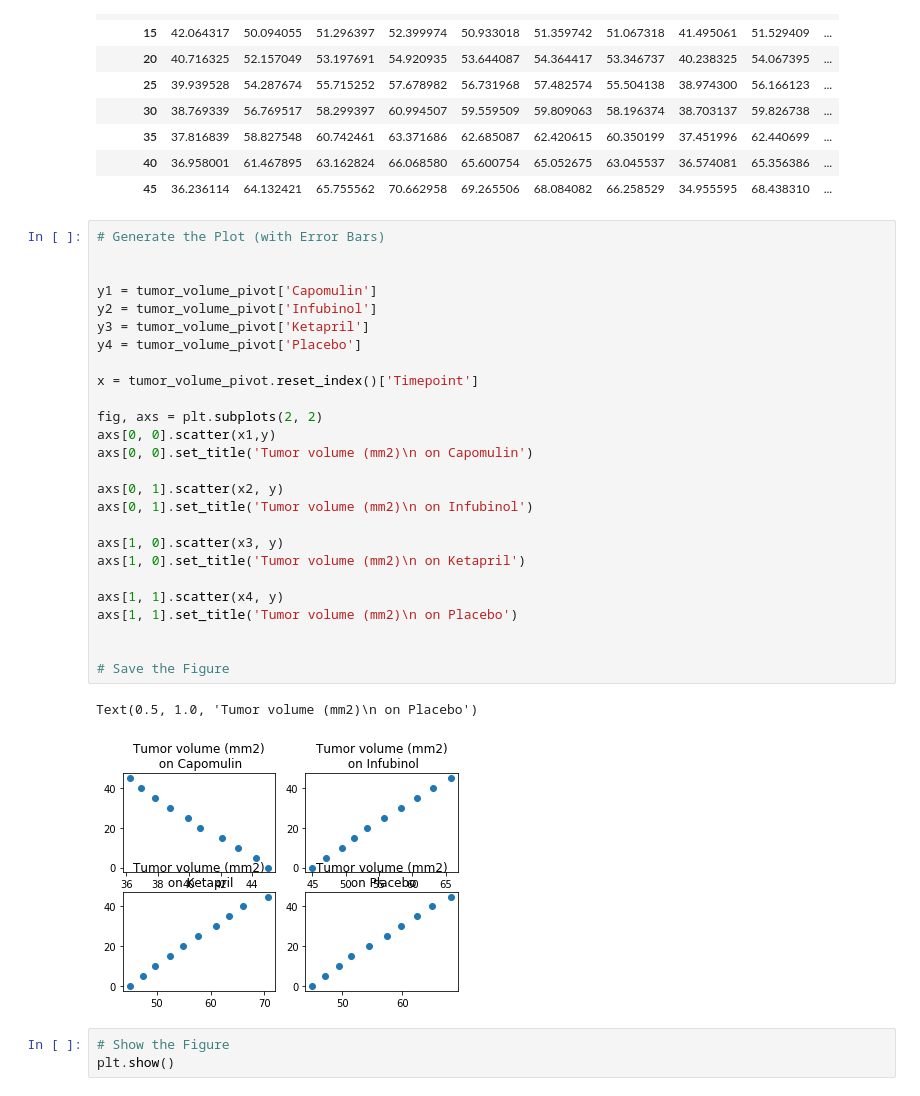
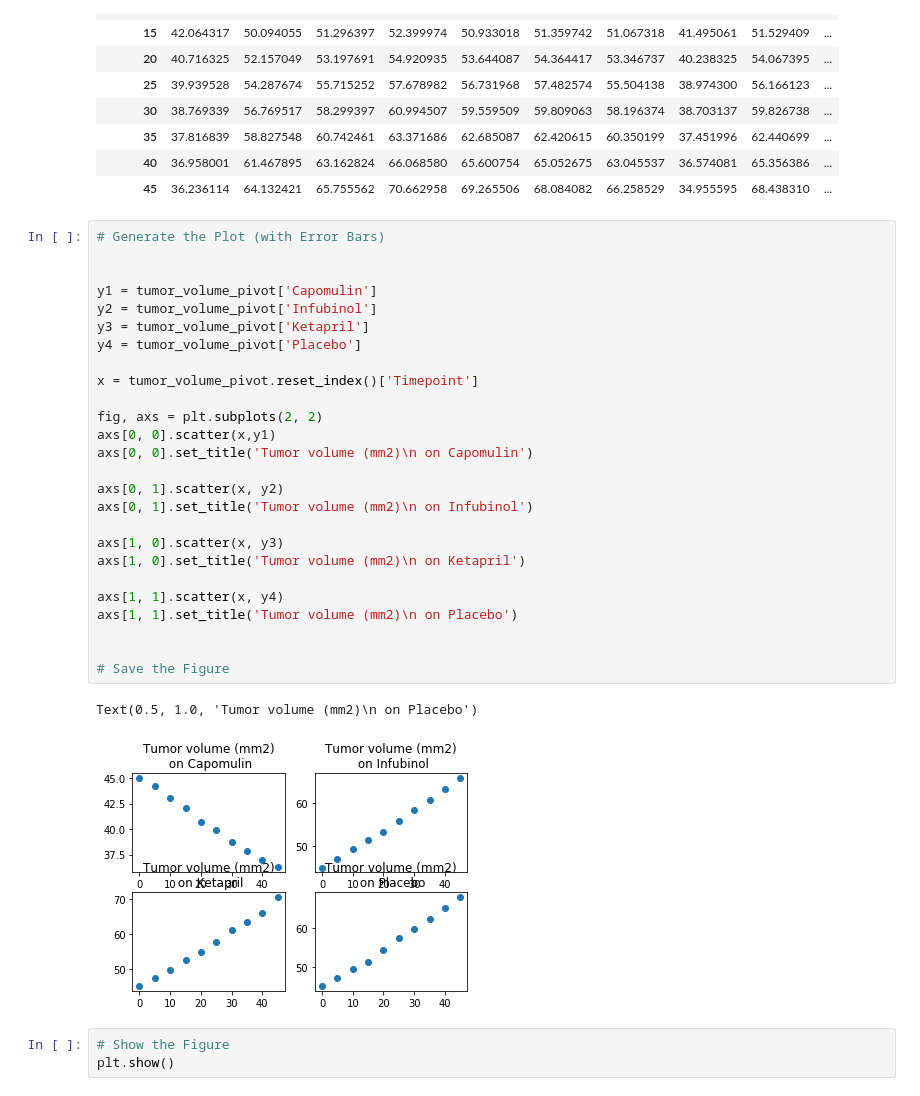
Before and after one commit to Camathis/matplotlib-challenge, a Jupyter notebook: pymaceuticals_starter.ipynb, the cells around one changed output. Saved outputs shown, nothing was run; the diff lists cells and outputs as text.

```diff
--- a/pymaceuticals_starter.ipynb
+++ b/pymaceuticals_starter.ipynb
@@ -131,32 +131,32 @@ tumor_volume_pivot
 # %%
 # Generate the Plot (with Error Bars)
 
 
 y1 = tumor_volume_pivot['Capomulin']
 y2 = tumor_volume_pivot['Infubinol']
 y3 = tumor_volume_pivot['Ketapril']
 y4 = tumor_volume_pivot['Placebo']
 
 x = tumor_volume_pivot.reset_index()['Timepoint']
 
 fig, axs = plt.subplots(2, 2)
-axs[0, 0].scatter(x1,y)
+axs[0, 0].scatter(x,y1)
 axs[0, 0].set_title('Tumor volume (mm2)\n on Capomulin')
 
-axs[0, 1].scatter(x2, y)
+axs[0, 1].scatter(x, y2)
 axs[0, 1].set_title('Tumor volume (mm2)\n on Infubinol')
 
-axs[1, 0].scatter(x3, y)
+axs[1, 0].scatter(x, y3)
 axs[1, 0].set_title('Tumor volume (mm2)\n on Ketapril')
 
-axs[1, 1].scatter(x4, y)
+axs[1, 1].scatter(x, y4)
 axs[1, 1].set_title('Tumor volume (mm2)\n on Placebo')
 
 
 # Save the Figure
 # %% [output]
 Text(0.5, 1.0, 'Tumor volume (mm2)\n on Placebo')
-[figure, old version]
+[figure, new version]
 # %%
 # Show the Figure
 plt.show()
```
Also changed, not shown: parts of 2 cells of this notebook.
